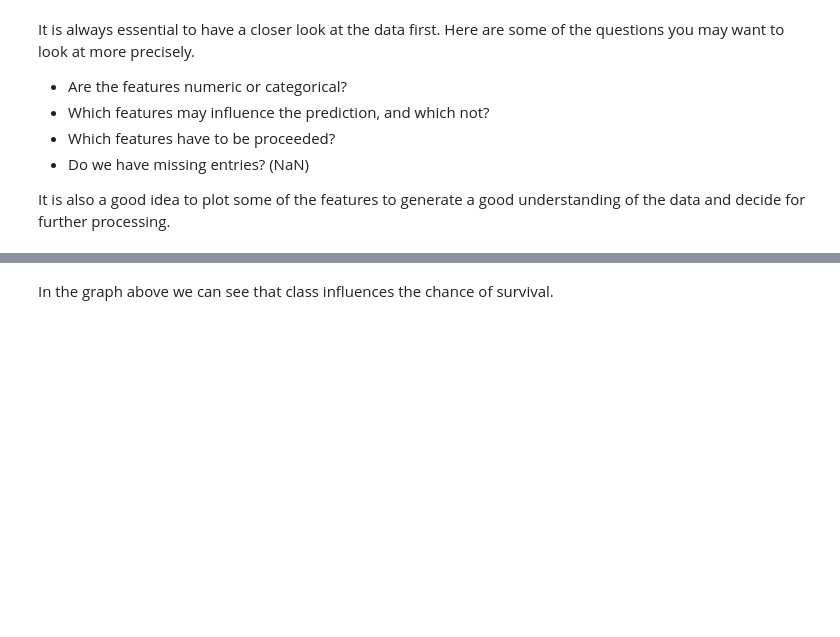
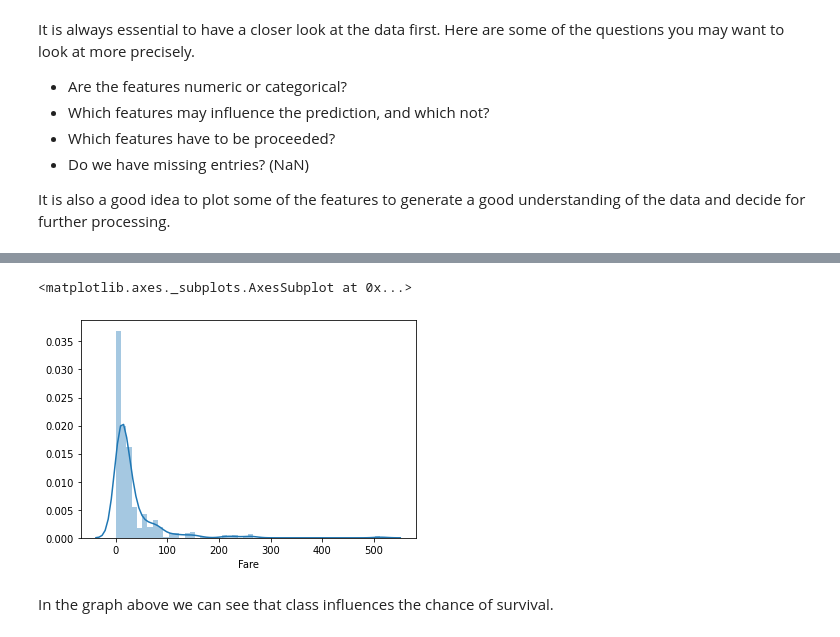
Before and after one commit to Lars-H/notebooks, a Jupyter notebook: teaching/introduction_to_machine_learning.ipynb, the cells around one changed output, grey strips where cells are left out. Saved outputs shown, nothing was run; the diff lists cells and outputs as text; code cells hidden in the pictures; blank space fills up the shorter version.

```diff
--- a/teaching/introduction_to_machine_learning.ipynb
+++ b/teaching/introduction_to_machine_learning.ipynb
@@ -94,3 +108,9 @@ sns.barplot(x='Pclass', y='Survived', data=titanic_data)
+# %%
+# Plot Fare Distribution
+sns.distplot(titanic_data['Fare'])
+# %% [output]
+<matplotlib.axes._subplots.AxesSubplot at 0x...>
+[figure, added]
 # %% [markdown]
 In the graph above we can see that class influences the chance of survival.
 # %%
```
Also changed, not shown: parts of 81 cells of this notebook, 1 other file.
